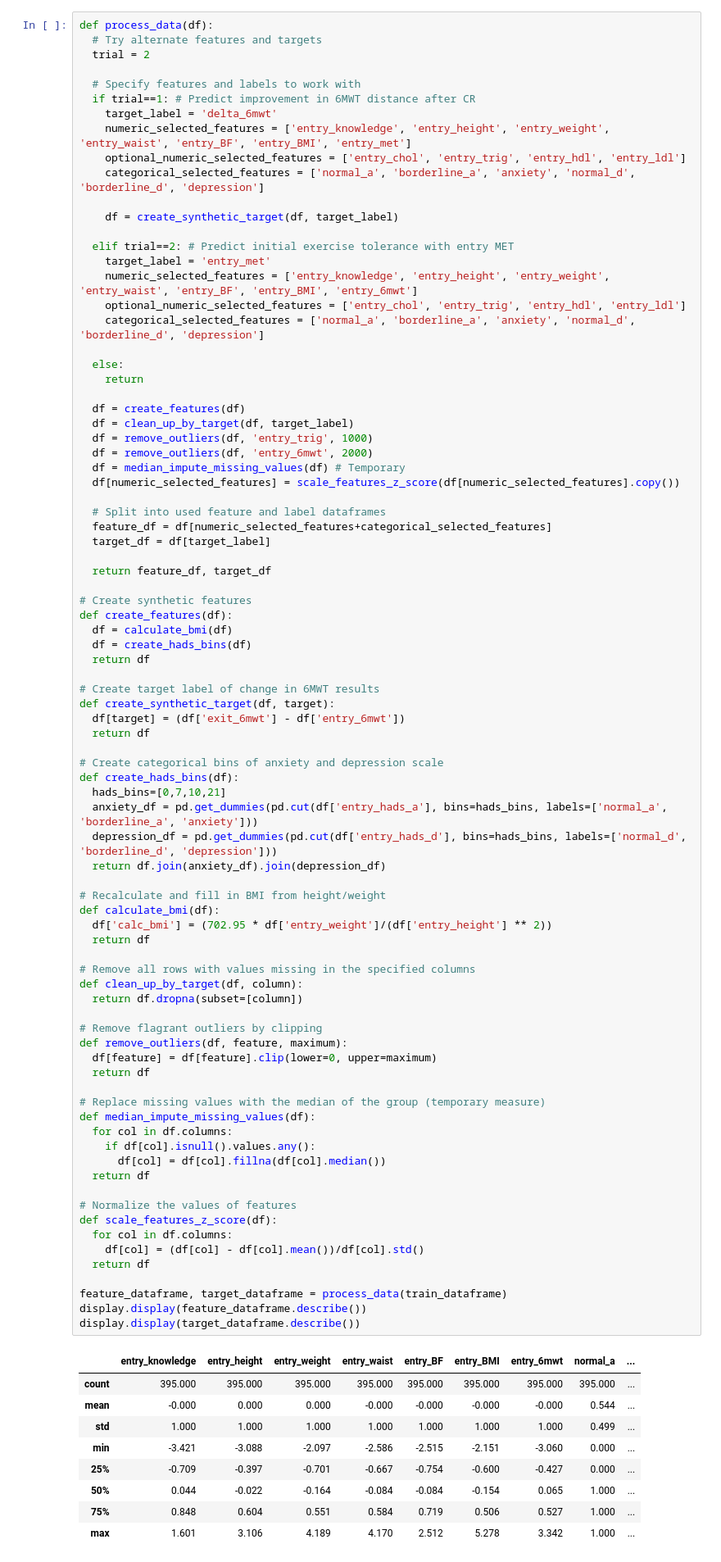
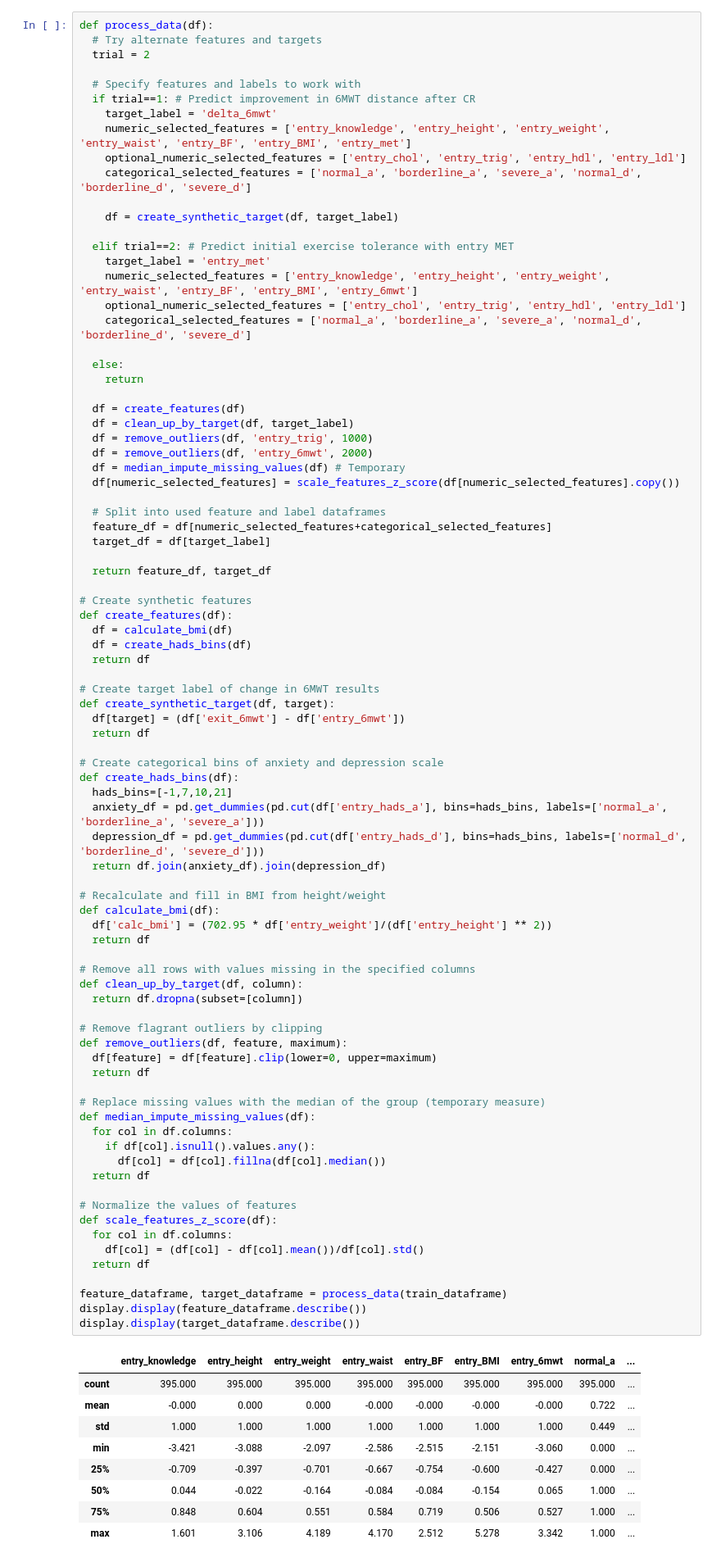
Before and after one commit to mrkevinlin/MLmed, a Jupyter notebook: keras_medicine.ipynb, the cells around one changed output. Shown: that part at 82% size. Saved outputs shown, nothing was run; the diff lists cells and outputs as text.

```diff
--- a/keras_medicine.ipynb
+++ b/keras_medicine.ipynb
@@ -103,7 +170,7 @@ def process_data(df):
     target_label = 'delta_6mwt'
     numeric_selected_features = ['entry_knowledge', 'entry_height', 'entry_weight', 'entry_waist', 'entry_BF', 'entry_BMI', 'entry_met']
     optional_numeric_selected_features = ['entry_chol', 'entry_trig', 'entry_hdl', 'entry_ldl']
-    categorical_selected_features = ['normal_a', 'borderline_a', 'anxiety', 'normal_d', 'borderline_d', 'depression']
+    categorical_selected_features = ['normal_a', 'borderline_a', 'severe_a', 'normal_d', 'borderline_d', 'severe_d']
 
     df = create_synthetic_target(df, target_label)
 
@@ -111,7 +178,7 @@ def process_data(df):
     target_label = 'entry_met'
     numeric_selected_features = ['entry_knowledge', 'entry_height', 'entry_weight', 'entry_waist', 'entry_BF', 'entry_BMI', 'entry_6mwt']
     optional_numeric_selected_features = ['entry_chol', 'entry_trig', 'entry_hdl', 'entry_ldl']
-    categorical_selected_features = ['normal_a', 'borderline_a', 'anxiety', 'normal_d', 'borderline_d', 'depression']
+    categorical_selected_features = ['normal_a', 'borderline_a', 'severe_a', 'normal_d', 'borderline_d', 'severe_d']
 
   else:
     return
@@ -142,9 +209,9 @@ def create_synthetic_target(df, target):
 
 # Create categorical bins of anxiety and depression scale
 def create_hads_bins(df):
-  hads_bins=[0,7,10,21]
-  anxiety_df = pd.get_dummies(pd.cut(df['entry_hads_a'], bins=hads_bins, labels=['normal_a', 'borderline_a', 'anxiety']))
-  depression_df = pd.get_dummies(pd.cut(df['entry_hads_d'], bins=hads_bins, labels=['normal_d', 'borderline_d', 'depression']))
+  hads_bins=[-1,7,10,21]
+  anxiety_df = pd.get_dummies(pd.cut(df['entry_hads_a'], bins=hads_bins, labels=['normal_a', 'borderline_a', 'severe_a']))
+  depression_df = pd.get_dummies(pd.cut(df['entry_hads_d'], bins=hads_bins, labels=['normal_d', 'borderline_d', 'severe_d']))
   return df.join(anxiety_df).join(depression_df)
 
 # Recalculate and fill in BMI from height/weight
@@ -153,35 +220,35 @@ def calculate_bmi(df):
   return df
 
 # Remove all rows with values missing in the specified columns
 def clean_up_by_target(df, column):
   return df.dropna(subset=[column])
 
 # Remove flagrant outliers by clipping
 def remove_outliers(df, feature, maximum):
   df[feature] = df[feature].clip(lower=0, upper=maximum)
   return df
 
 # Replace missing values with the median of the group (temporary measure)
 def median_impute_missing_values(df):
   for col in df.columns:
     if df[col].isnull().values.any():
       df[col] = df[col].fillna(df[col].median())
   return df
 
 # Normalize the values of features
 def scale_features_z_score(df):
   for col in df.columns:
     df[col] = (df[col] - df[col].mean())/df[col].std()
   return df
 
 feature_dataframe, target_dataframe = process_data(train_dataframe)
 display.display(feature_dataframe.describe())
 display.display(target_dataframe.describe())
 # %% [output]
 |  | entry_knowledge | entry_height | entry_weight | entry_waist | entry_BF | entry_BMI | entry_6mwt | normal_a | ... |
 | count | 395.000 | 395.000 | 395.000 | 395.000 | 395.000 | 395.000 | 395.000 | 395.000 | ... |
-| mean | -0.000 | 0.000 | 0.000 | -0.000 | -0.000 | -0.000 | -0.000 | 0.544 | ... |
-| std | 1.000 | 1.000 | 1.000 | 1.000 | 1.000 | 1.000 | 1.000 | 0.499 | ... |
+| mean | -0.000 | 0.000 | 0.000 | -0.000 | -0.000 | -0.000 | -0.000 | 0.722 | ... |
+| std | 1.000 | 1.000 | 1.000 | 1.000 | 1.000 | 1.000 | 1.000 | 0.449 | ... |
 | min | -3.421 | -3.088 | -2.097 | -2.586 | -2.515 | -2.151 | -3.060 | 0.000 | ... |
 | 25% | -0.709 | -0.397 | -0.701 | -0.667 | -0.754 | -0.600 | -0.427 | 0.000 | ... |
 | 50% | 0.044 | -0.022 | -0.164 | -0.084 | -0.084 | -0.154 | 0.065 | 1.000 | ... |
```
Also changed, not shown: parts of 24 cells of this notebook.
